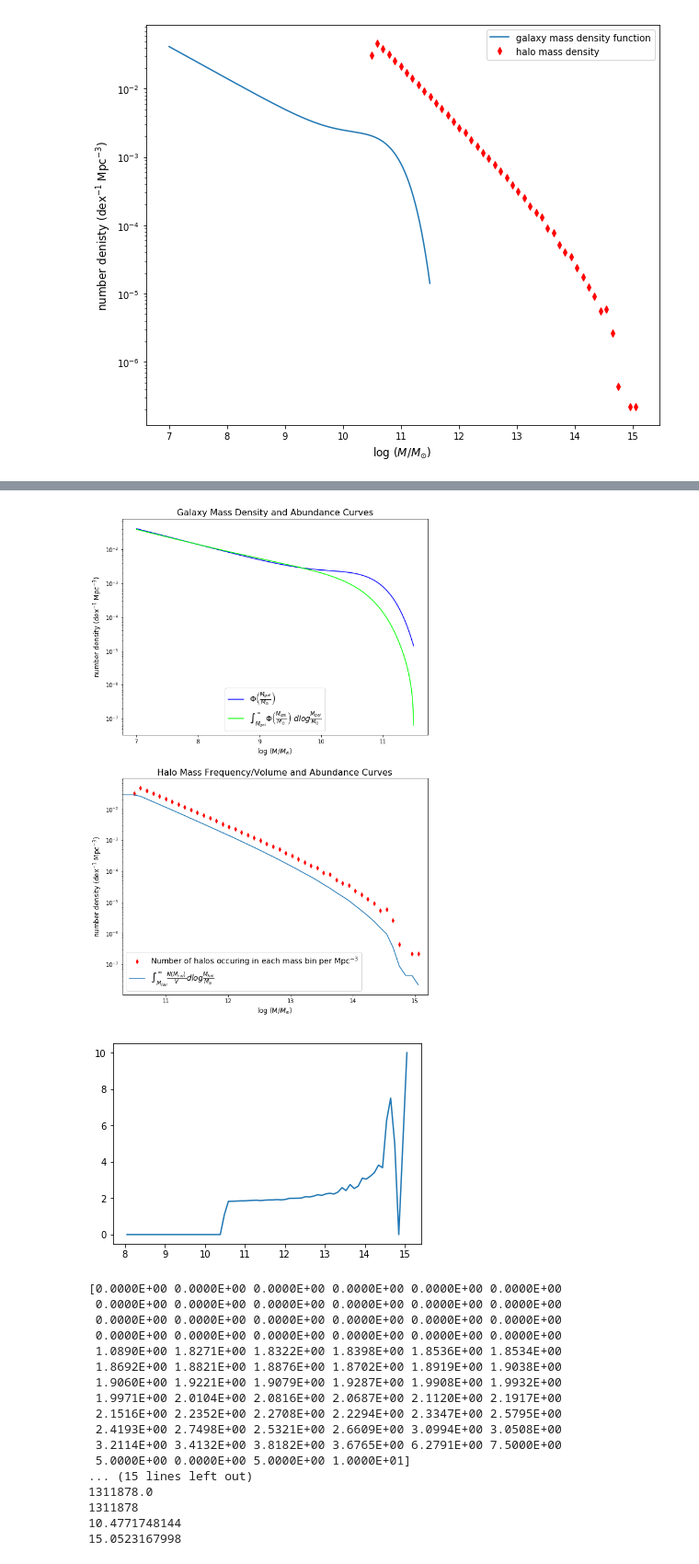
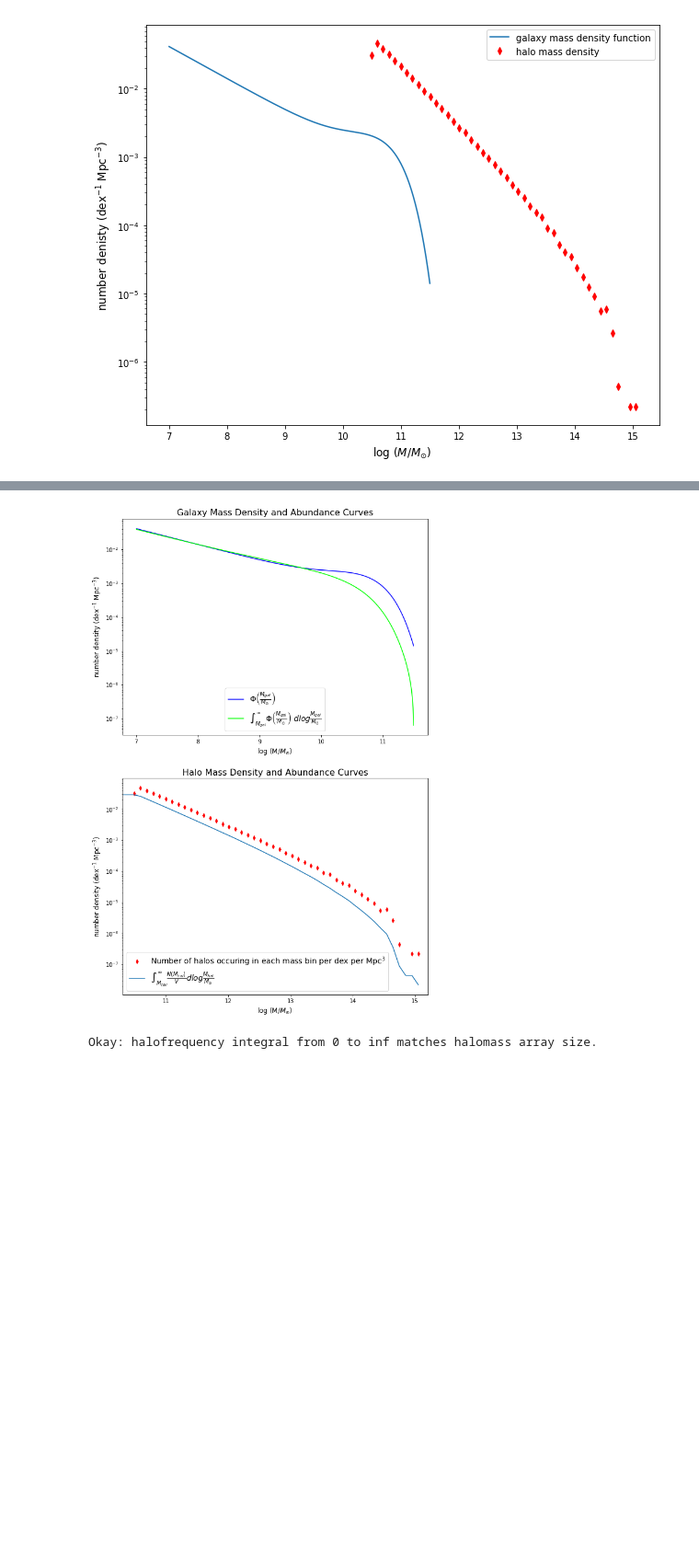
Before and after one commit to patricks1/Tinker, a Jupyter notebook: schechter.ipynb, the cells around one changed output, grey strips where cells are left out. Shown at 92% size. Saved outputs shown, nothing was run; the diff lists cells and outputs as text; code cells hidden in the pictures; blank space fills up the shorter version.

```diff
--- a/schechter.ipynb
+++ b/schechter.ipynb
@@ -141,82 +117,47 @@ plt.show()
 revphi = np.flip(phi,0) #reverse galaxy number density array so I can calculate the area as the integral from M_gal to inf
 revlogmratio = np.flip(logmratio,0) #reverse the logmratio array so I can plot the area later in the code
 dx_gal = (logmratio.max()-logmratio.min())/(len(logmratio))
 sumdy_gal = np.array([revphi[:i].sum() for i in np.arange(1,len(phi)+1,1)])
 galaxyarea=sumdy_gal*dx_gal
 
+#Plotting galaxy
 fig=plt.figure(figsize=(10,16))
 
 galaxymassplt=fig.add_subplot(2,1,1)
-#Replot the galaxy mass density function created earlier
-galaxymassplt.semilogy(logmratio,phi,'b-',
+galaxymassplt.semilogy(logmratio,phi,'b-', #Replot the galaxy mass density function created earlier
                       label='$\\Phi \\left(\\frac{M_{gal}}{M_{\\odot}} \\right)$')
 galaxymassplt.set_ylabel('number density (dex$^{-1}$ Mpc$^{-3}$)',fontsize=12)
 galaxymassplt.set_xlabel('log (M/$M_{\odot}$)',fontsize=12)
-#Plot the area under the galaxy mass density function according to the integral from M_gal to inf
-galaxymassplt.semilogy(revlogmratio,galaxyarea,color=(0,1,0),
+galaxymassplt.semilogy(revlogmratio,galaxyarea,color=(0,1,0), #Plot the area under the galaxy mass density function according to the integral from M_gal to inf
                        label='$\\int_{M_{gal}}^{\\infty}\\Phi \\left(\\frac{M_{gal}}{M_{\\odot}} \\right)\;'
                        'dlog\\frac{M_{gal}}{M_{\\odot}}$')
 galaxymassplt.legend(fontsize=14,loc='lower center')
 galaxymassplt.set_title('Galaxy Mass Density and Abundance Curves',fontsize=16)
 
 #CREATE THE ABUNDANCE CURVE FOR HALO MASS
-#reverse the halo frequency array so I can calculate the area as the integral
-#from M_hal to infinity:
-revhalofreq = np.flip(halofreq,0)
-#reverse the logmidbins array so I can plot the area later in the code:
-revlogmidbins = np.flip(logmidbins,0)
-#Create an array of the sum of all frequencies/Mpc^3 from M_hal to infinity, using revhalofreq, which
-#starts from the most massive halos and progresses to the least massive halos:
-sumdy_hal=np.array([revhalofreq[:i].sum() for i in np.arange(1,len(revhalofreq)+1,1)])
-#midpoint approximation of the the curve of integral of all HO frequencies/Mpc^3 from M_hal to
-#infinity:
-haloarea=sumdy_hal*binsize
+revhalofreq = np.flip(halofreq,0) #reverse the halo frequency array so I can calculate the area as the integral from M_hal to infinity
+revlogmidbins = np.flip(logmidbins,0) #reverse the logmidbins array so I can plot the area later in the code
+sumdy_hal=np.array([revhalofreq[:i].sum() for i in np.arange(1,len(revhalofreq)+1,1)]) #Create an array of the sum of all frequencies/Mpc^3 from M_hal to infinity, using revhalofreq, which starts from the most massive halos and progresses to the least massive halos
+haloarea=sumdy_hal*binsize #midpoint approximation of the the curve of integral of all HO frequencies/Mpc^3 from M_hal to infinity
 
+#Plotting halo
 haloabundanceplt=fig.add_subplot(2,1,2)
-haloabundanceplt.semilogy(logmidbins,halofreq,'rd',markersize=5,label='Number of halos occuring in each mass bin per Mpc$^{-3}$')
+haloabundanceplt.semilogy(logmidbins,halofreq,'rd',markersize=5,label='Number of halos occuring in each mass bin per dex per Mpc$^{3}$')
 haloabundanceplt.semilogy(revlogmidbins,haloarea,label='$\\int_{M_{hal}}^{\infty}\\frac{N(M_{hal})}{V}dlog\\frac{M_{hal}}{M_{\odot}}$')
 haloabundanceplt.set_xlabel('log (M/$M_{\odot}$)',fontsize=12)
 haloabundanceplt.set_ylabel('number density (dex$^{-1}$ Mpc$^{-3}$)',fontsize=12)
 haloabundanceplt.legend(fontsize=14)
-haloabundanceplt.set_title('Halo Mass Frequency/Volume and Abundance Curves',fontsize=16)
+haloabundanceplt.set_title('Halo Mass Density and Abundance Curves',fontsize=16)
 haloabundanceplt.set_xlim(10.3,15.2)
 
 plt.savefig('Abundance Curves.png')
 plt.show()
 
-##DEBUGGING
-revhaloarea=np.flip(haloarea,0)
-plt.plot(logmidbins,halofreq/revhaloarea)
-plt.show()
-
-arr=halofreq/revhaloarea
-print arr
-print''
-print halomass.size/(250./0.7)**3. #This is a test. With a bin that captures all the halos, this output is the number density of all halos in the universe per Megaparsec per dex.
-print np.max(haloarea)
-print haloarea*(250./0.7)**3.
-print np.max(haloarea*(250./0.7)**3.)
-print halomass.size
-print np.log10(np.min(halomass))
-print np.log10(np.max(halomass))
-##END DEBUGGING
+#Perform a test:
+if halomass.size/(250./0.7)**3.==np.max(haloarea): #Testing to make sure that the number of elements in the halomass array matches the integral from 0 to infinity.
+    print"Okay: halofrequency integral from 0 to inf matches halomass array size."
+else:
+    print"Error: halofrequency integral from 0 to inf does not match halo array size."
 # %% [output]
-[figure, old version]
+[figure, new version]
-[figure, removed]
-[0.0000E+00 0.0000E+00 0.0000E+00 0.0000E+00 0.0000E+00 0.0000E+00
- 0.0000E+00 0.0000E+00 0.0000E+00 0.0000E+00 0.0000E+00 0.0000E+00
- 0.0000E+00 0.0000E+00 0.0000E+00 0.0000E+00 0.0000E+00 0.0000E+00
- 0.0000E+00 0.0000E+00 0.0000E+00 0.0000E+00 0.0000E+00 0.0000E+00
- 1.0890E+00 1.8271E+00 1.8322E+00 1.8398E+00 1.8536E+00 1.8534E+00
- 1.8692E+00 1.8821E+00 1.8876E+00 1.8702E+00 1.8919E+00 1.9038E+00
- 1.9060E+00 1.9221E+00 1.9079E+00 1.9287E+00 1.9908E+00 1.9932E+00
- 1.9971E+00 2.0104E+00 2.0816E+00 2.0687E+00 2.1120E+00 2.1917E+00
- 2.1516E+00 2.2352E+00 2.2708E+00 2.2294E+00 2.3347E+00 2.5795E+00
- 2.4193E+00 2.7498E+00 2.5321E+00 2.6609E+00 3.0994E+00 3.0508E+00
- 3.2114E+00 3.4132E+00 3.8182E+00 3.6765E+00 6.2791E+00 7.5000E+00
- 5.0000E+00 0.0000E+00 5.0000E+00 1.0000E+01]
-... (15 lines left out)
-1311878.0
-1311878
-10.4771748144
-15.0523167998
+Okay: halofrequency integral from 0 to inf matches halomass array size.
```
Also changed, not shown: parts of 5 cells of this notebook.
